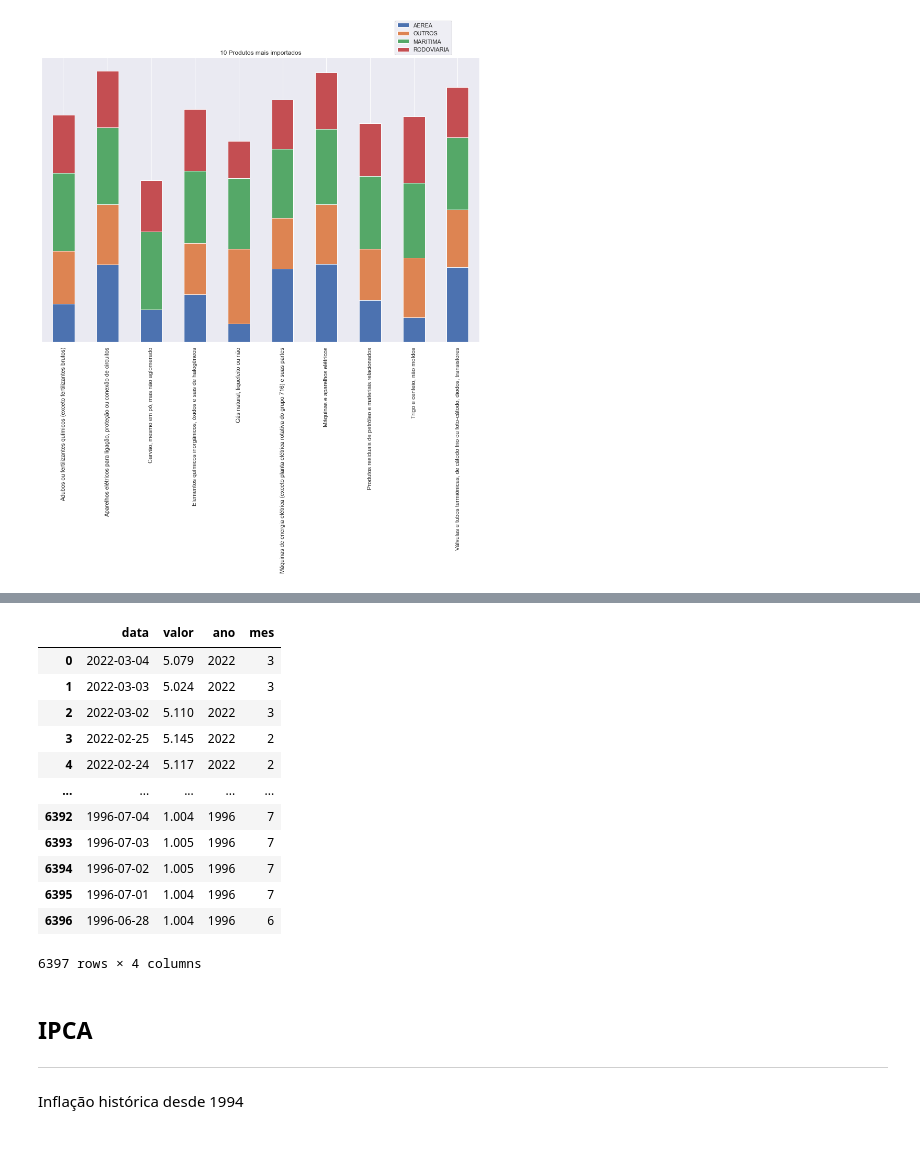
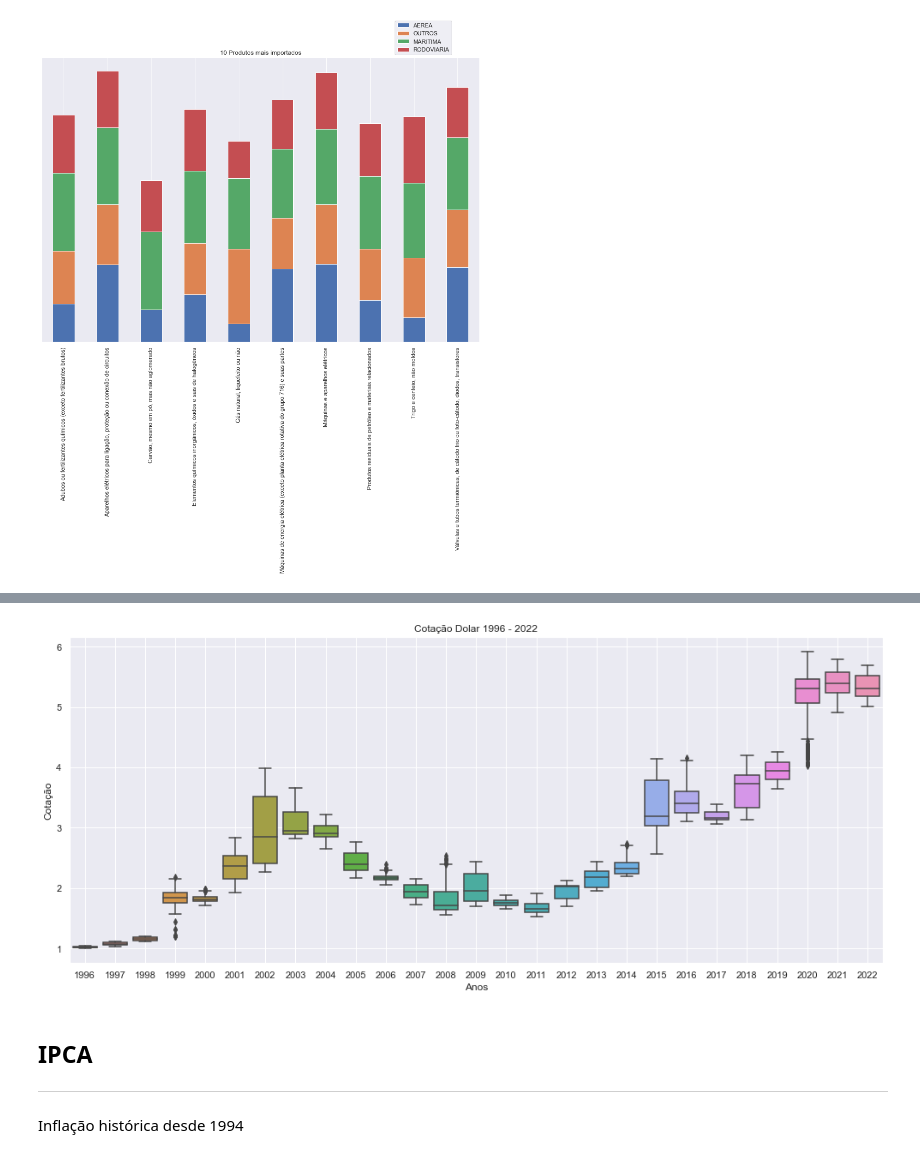
Before and after one commit to Migliorin/Comex-Data-Analysis, a Jupyter notebook: notebooks/analise_dados.ipynb, the cells around one changed output, grey strips where cells are left out. Cells and saved outputs as stored; diff of their text form; code cells hidden in the pictures.

Commit message:
Ajuste grafico dolar

```diff
--- a/notebooks/analise_dados.ipynb
+++ b/notebooks/analise_dados.ipynb
@@ -445,19 +448,17 @@ df_dolar['mes'] = mes
 # %%
-df_dolar
+sns.set_theme(style="darkgrid")
+
+fig, ax = plt.subplots(figsize=(17,7))
+
+sns.boxplot(data=df_dolar[['ano','valor']],y='valor',x='ano')
+ax.set_title("Cotação Dolar 1996 - 2022")
+ax.set_ylabel("Cotação")
+ax.set_xlabel("Anos")
+plt.grid(True)
+
+plt.show()
 # %% [output]
-|  | data | valor | ano | mes |
-| 0 | 2022-03-04 | 5.079 | 2022 | 3 |
-| 1 | 2022-03-03 | 5.024 | 2022 | 3 |
-| 2 | 2022-03-02 | 5.110 | 2022 | 3 |
-| 3 | 2022-02-25 | 5.145 | 2022 | 2 |
-| 4 | 2022-02-24 | 5.117 | 2022 | 2 |
-| ... | ... | ... | ... | ... |
-| 6392 | 1996-07-04 | 1.004 | 1996 | 7 |
-| 6393 | 1996-07-03 | 1.005 | 1996 | 7 |
-| 6394 | 1996-07-02 | 1.005 | 1996 | 7 |
-| 6395 | 1996-07-01 | 1.004 | 1996 | 7 |
-| 6396 | 1996-06-28 | 1.004 | 1996 | 6 |
-6397 rows × 4 columns
+[figure, added]
 # %% [markdown]
 ## IPCA
 ---
```
Also changed, not shown: parts of 11 cells of this notebook.
